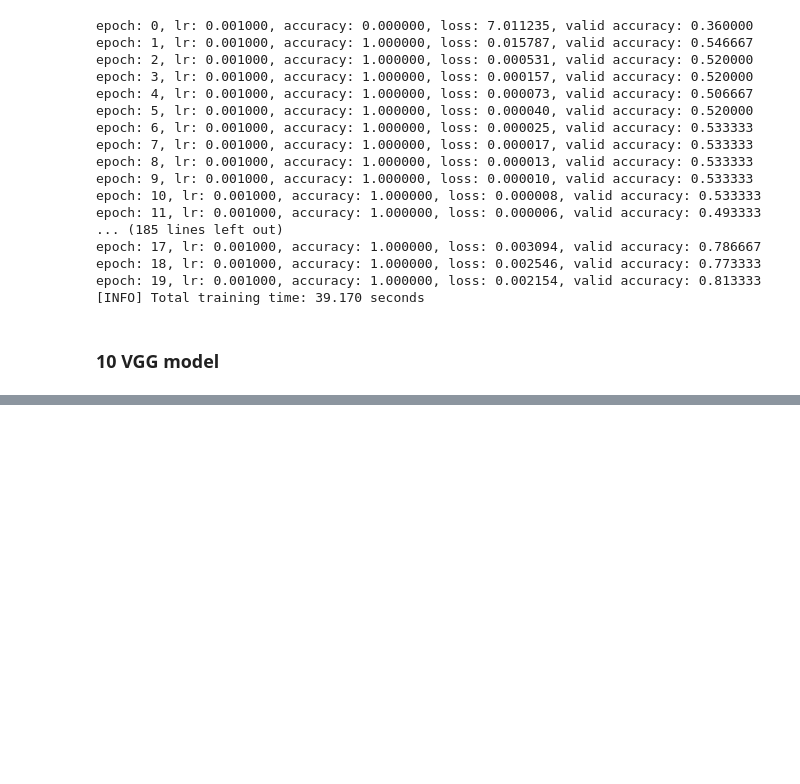
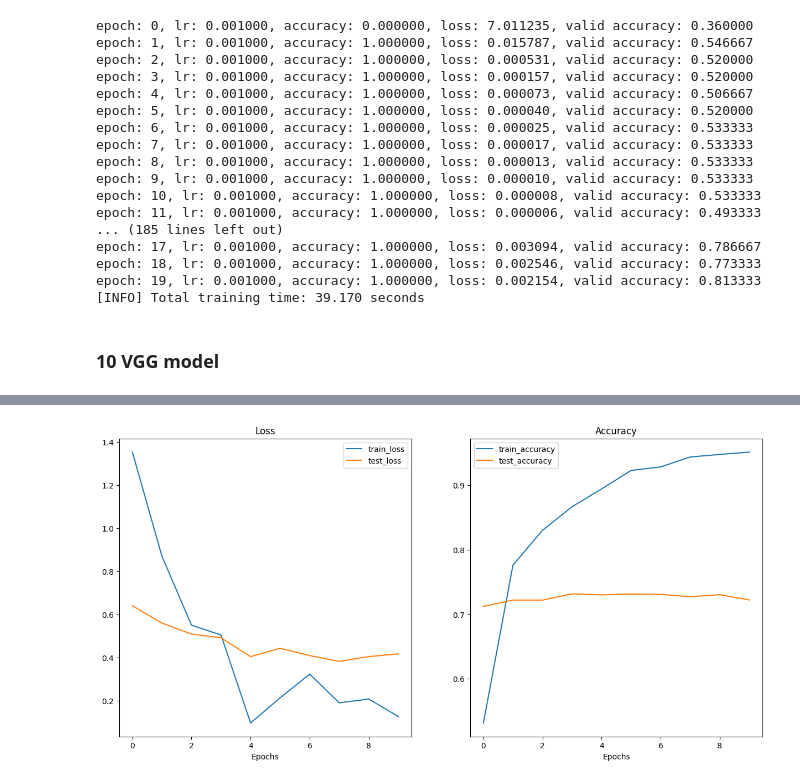
Before and after one commit to SurangaPrasad/deep_learning, a Jupyter notebook: transfer_learning_v1_0.ipynb, the cells around one changed output, grey strips where cells are left out. Saved outputs shown, nothing was run; the diff lists cells and outputs as text; code cells hidden in the pictures; blank space fills up the shorter version.

```diff
--- a/transfer_learning_v1_0.ipynb
+++ b/transfer_learning_v1_0.ipynb
@@ -630,10 +632,10 @@ epoch: 19, lr: 0.001000, accuracy: 1.000000, loss: 0.002154, valid accuracy: 0.8
 ### 10 VGG model
 # %%
 # collecting the default weights
-weights_vgg = torchvision.models.VGG16_Weights.DEFAULT
+weights_vgg = torchvision.models.VGG11_Weights.IMAGENET1K_V1
 
 # Get the transforms used to create our pretrained weights
-auto_transforms_vgg = weights.transforms()
+auto_transforms_vgg = weights_vgg.transforms()
 
 #Splitting data in to train, test and validation
 data_path = Path("data/")
@@ -653,10 +655,10 @@ train_dataloader, test_dataloader,valid_dataloader = create_dataloaders(train_da
                                                                         batch_size=32) # set mini-batch size to 32
 #Import the model
 
-model_vgg16 = torchvision.models.vgg16(weights_vgg, progress = True)
+model_vgg11 = torchvision.models.vgg11(weights_vgg, progress = True)
 
 #Freezing parameters
-for param in model_vgg16.parameters():
+for param in model_vgg11.parameters():
     param.requires_grad = False
 
 output_shape = len(originalDataset.classes)
@@ -670,6 +672,6 @@ torch.cuda.manual_seed(42)
 #                            out_features=output_shape, # same number of output units as our number of classes
 #                            bias=True).to(device)
 # Modify the last fully connected layer
-model_vgg16.classifier[-1] = torch.nn.Linear(in_features=4096,  # Assuming the default in_features for VGG16
+model_vgg11.classifier[-1] = torch.nn.Linear(in_features=4096,  # Assuming the default in_features for VGG16
                                               out_features=output_shape,
                                               bias=True).to(device)
@@ -676,15 +680,15 @@ model_vgg16.classifier[-1] = torch.nn.Linear(in_features=4096,  # Assuming the d
 # %%
 # Define loss and optimizer
 loss_function = nn.CrossEntropyLoss()
-optimizer = torch.optim.Adam(model.parameters(), lr=0.001)
+optimizer = torch.optim.Adam(model_vgg11.parameters(), lr=0.001)
 
 # Start the timer
 from timeit import default_timer as timer
 start_time = timer()
 epoches = 10
 
-train_val_results = train(model_vgg16, train_dataloader, valid_dataloader, loss_function, optimizer, epoches)
-acc_test,loss_test = eval(model_vgg16, test_dataloader)
+train_val_results = train(model_vgg11, train_dataloader, valid_dataloader, loss_function, optimizer, epoches)
+acc_test,loss_test = eval(model_vgg11, test_dataloader)
 
 print('accuracy on testing data: %f' % acc_test) #  a reference output is provided below:
 
@@ -706,0 +711,4 @@ accuracy on testing data: 0.020475
+# %%
+plot_loss_curves(train_val_results)
+# %% [output]
+[figure, added]
```
Also changed, not shown: parts of 6 cells of this notebook.
